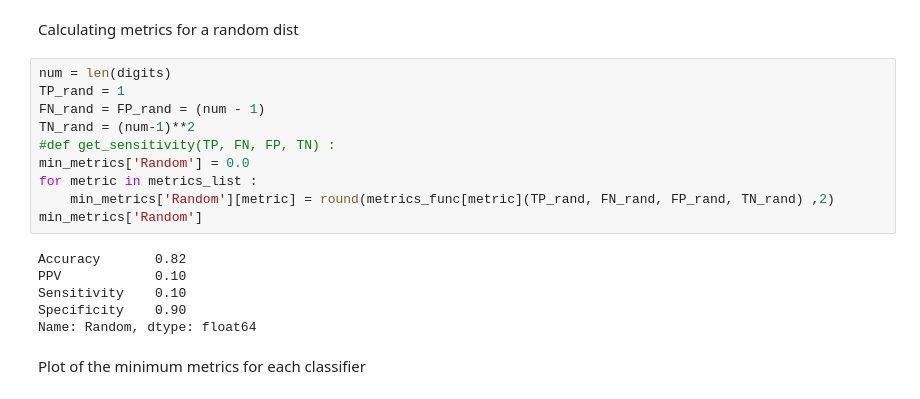
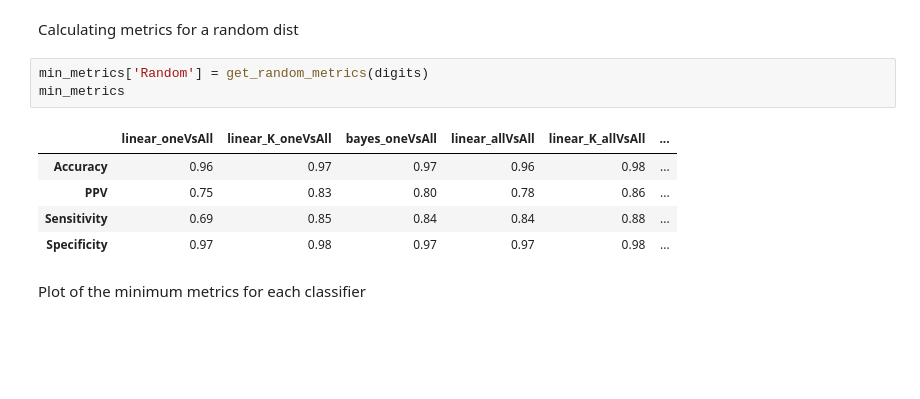
Before and after one commit to teambengio/finalproject, a Jupyter notebook: finalproject-allvsall.ipynb, the cells around one changed output. Cells and saved outputs as stored; diff of their text form; blank space fills up the shorter version.

```diff
--- a/finalproject-allvsall.ipynb
+++ b/finalproject-allvsall.ipynb
@@ -1035,21 +1070,14 @@ Confusion Matrix and Metrics for linear oneVsOne with 16 PC
 # %% [markdown]
 Calculating metrics for a random dist
-# %%
-num = len(digits)
-TP_rand = 1
-FN_rand = FP_rand = (num - 1)
-TN_rand = (num-1)**2
-#def get_sensitivity(TP, FN, FP, TN) :
-min_metrics['Random'] = 0.0
-for metric in metrics_list :
-    min_metrics['Random'][metric] = round(metrics_func[metric](TP_rand, FN_rand, FP_rand, TN_rand) ,2)
-min_metrics['Random']
-# %% [output]
-Accuracy       0.82
-PPV            0.10
-Sensitivity    0.10
-Specificity    0.90
-Name: Random, dtype: float64
+# %%
+min_metrics['Random'] = get_random_metrics(digits)
+min_metrics
+# %% [output]
+|  | linear_oneVsAll | linear_K_oneVsAll | bayes_oneVsAll | linear_allVsAll | linear_K_allVsAll | ... |
+| Accuracy | 0.96 | 0.97 | 0.97 | 0.96 | 0.98 | ... |
+| PPV | 0.75 | 0.83 | 0.80 | 0.78 | 0.86 | ... |
+| Sensitivity | 0.69 | 0.85 | 0.84 | 0.84 | 0.88 | ... |
+| Specificity | 0.97 | 0.98 | 0.97 | 0.97 | 0.98 | ... |
 # %% [markdown]
 Plot of the minimum metrics for each classifier
 # %%
```
Also changed, not shown: parts of 9 cells of this notebook, 2 other files.
